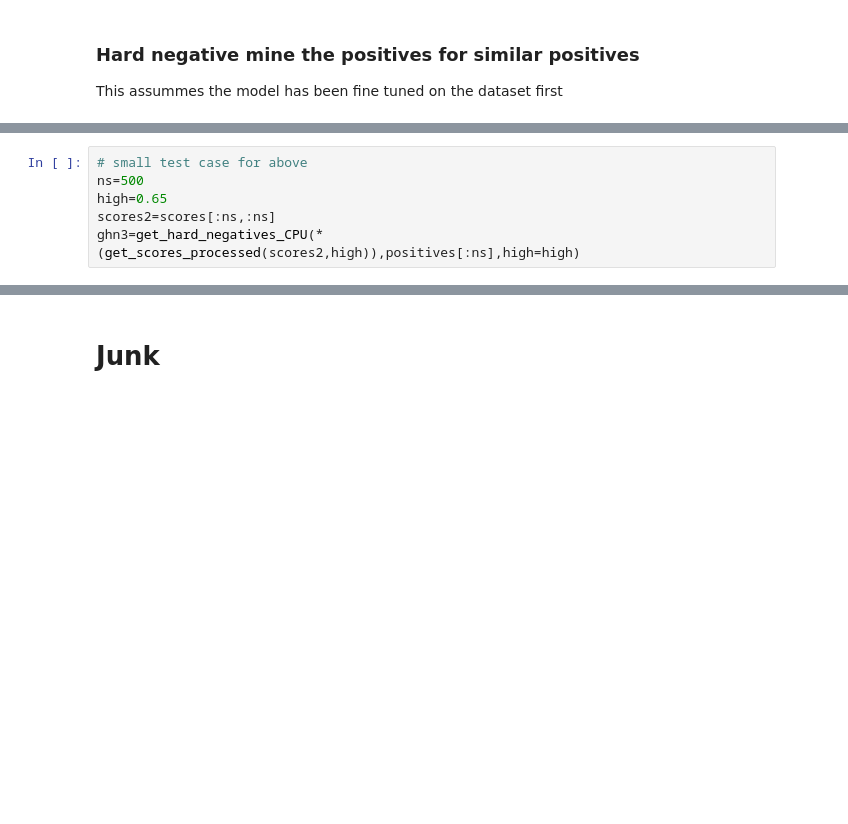
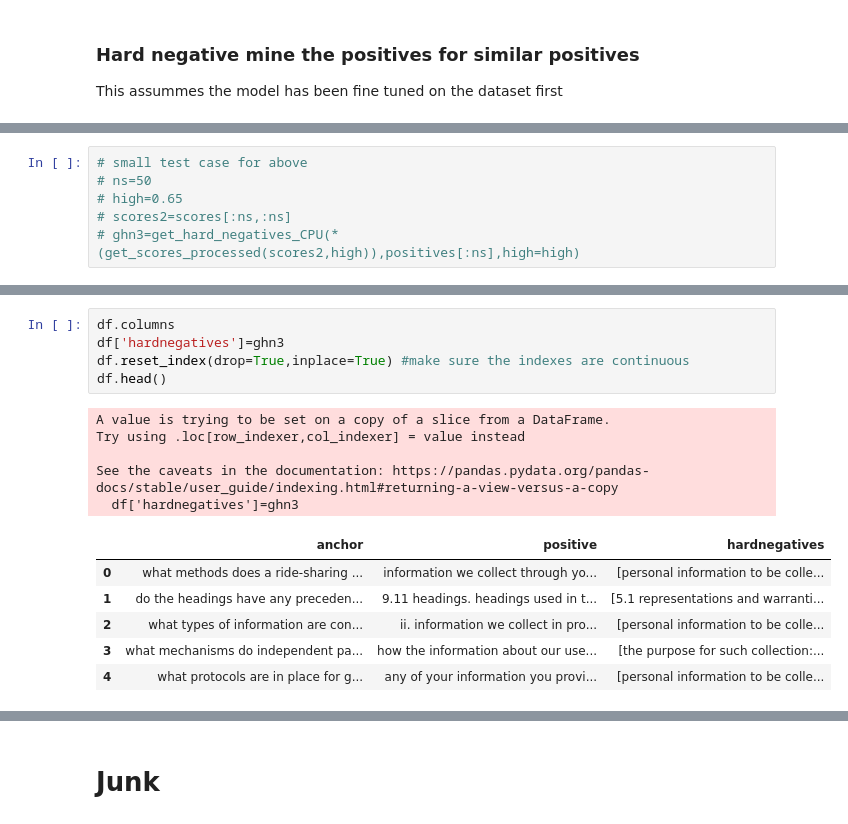
Before and after one commit to CNUClasses/embeddings, a Jupyter notebook: playground/hard_negative_mining.ipynb, the cells around one changed output, grey strips where cells are left out. Drawn from its saved outputs; the diff is of its cells as text; blank space fills up the shorter version.

```diff
--- a/playground/hard_negative_mining.ipynb
+++ b/playground/hard_negative_mining.ipynb
@@ -221,6 +221,6 @@ def get_hard_negatives_CPU(scores,scores_mask,positives,low=0.5, high=0.65, topn
 # %%
 # small test case for above
-ns=500
-high=0.65
-scores2=scores[:ns,:ns]
-ghn3=get_hard_negatives_CPU(*(get_scores_processed(scores2,high)),positives[:ns],high=high)
+# ns=50
+# high=0.65
+# scores2=scores[:ns,:ns]
+# ghn3=get_hard_negatives_CPU(*(get_scores_processed(scores2,high)),positives[:ns],high=high)
@@ -334,0 +267,17 @@ def add_list_to_dataset(df,colname:str, data:list):
+# %%
+df.columns
+df['hardnegatives']=ghn3
+df.reset_index(drop=True,inplace=True) #make sure the indexes are continuous
+df.head()
+# %% [output]
+A value is trying to be set on a copy of a slice from a DataFrame.
+Try using .loc[row_indexer,col_indexer] = value instead
+
+See the caveats in the documentation: https://pandas.pydata.org/pandas-docs/stable/user_guide/indexing.html#returning-a-view-versus-a-copy
+  df['hardnegatives']=ghn3
+|  | anchor | positive | hardnegatives |
+| 0 | what methods does a ride-sharing ... | information we collect through yo... | [personal information to be colle... |
+| 1 | do the headings have any preceden... | 9.11 headings. headings used in t... | [5.1 representations and warranti... |
+| 2 | what types of information are con... | ii. information we collect in pro... | [personal information to be colle... |
+| 3 | what mechanisms do independent pa... | how the information about our use... | [the purpose for such collection:... |
+| 4 | what protocols are in place for g... | any of your information you provi... | [personal information to be colle... |
```
Also changed, not shown: parts of 41 cells of this notebook.
